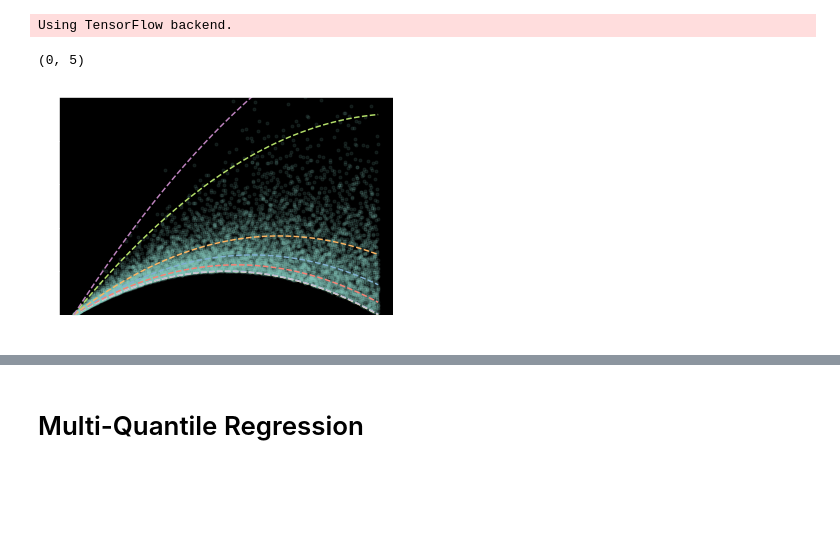
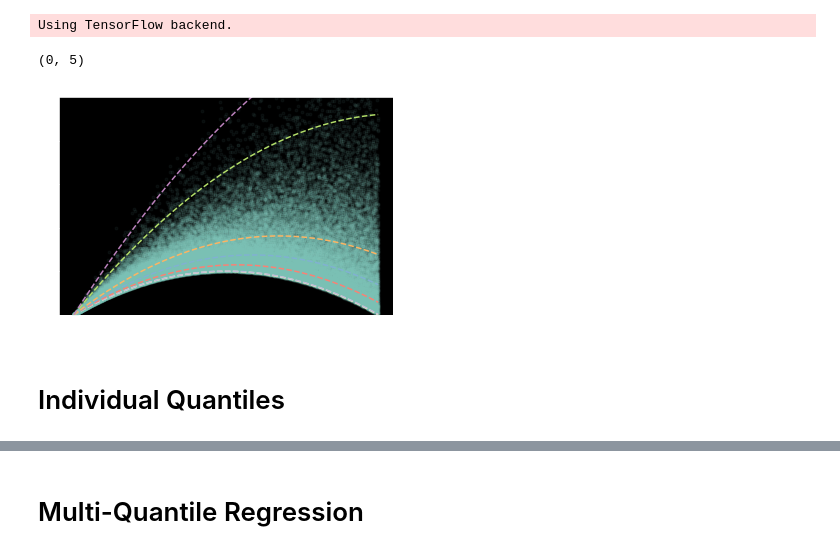
Before and after one commit to ig248/deepquantiles, a Jupyter notebook: notebooks/nn-quantiles-skewed.ipynb, the cells around one changed output, grey strips where cells are left out. Drawn from its saved outputs; the diff is of its cells as text; code cells hidden in the pictures; blank space fills up the shorter version.

```diff
--- a/notebooks/nn-quantiles-skewed.ipynb
+++ b/notebooks/nn-quantiles-skewed.ipynb
@@ -33,7 +33,7 @@ def make_data(num=1000, sort=True):
     y = mean + np.random.exponential(scale=scale, size=x.size)
     return x.reshape(-1, 1), y
 
-X_train, y_train = make_data(num=10000)
+X_train, y_train = make_data(num=100000)
 X_test, y_test = make_data(num=10000)
 
 X_plot = np.linspace(min(X_train), max(X_train), num=200).reshape(-1, 1)
@@ -44,13 +44,13 @@ q_theor = np.hstack([
     for q in quantiles
 ])
 # %%
-plt.plot(X_train, y_train, '.', alpha=0.1)
+plt.plot(X_train, y_train, '.', alpha=0.05)
 for q, q_pred in zip(quantiles, q_theor.T):
     plt.plot(X_test, q_pred, '--', label=f'q={q}')
 plt.ylim(0, 5)
 # %% [output]
 (0, 5)
-[figure, old version]
+[figure, new version]
 # %%
 import deepquantiles
 
@@ -61,3 +61,5 @@ callbacks = [
     EarlyStopping(monitor='loss', patience=15),
     PlotHistory(batches=False, n_cols=3, figsize=(15, 7))
 ]
+# %% [markdown]
+# Individual Quantiles
```
Also changed, not shown: parts of 22 cells of this notebook, 2 other files.
